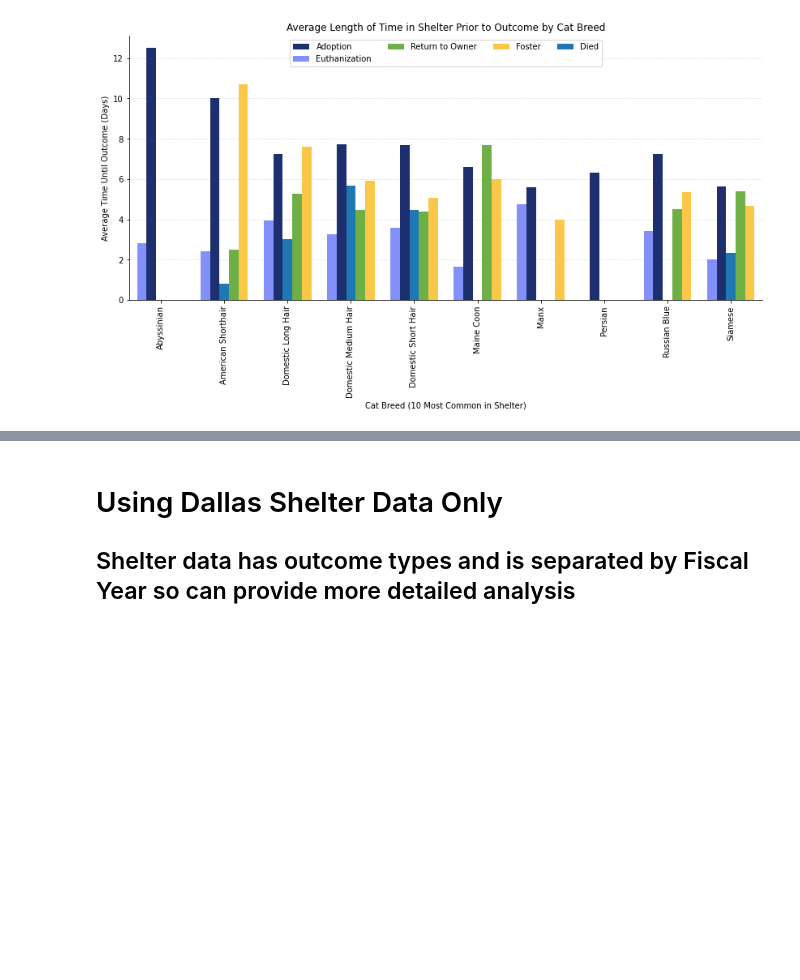
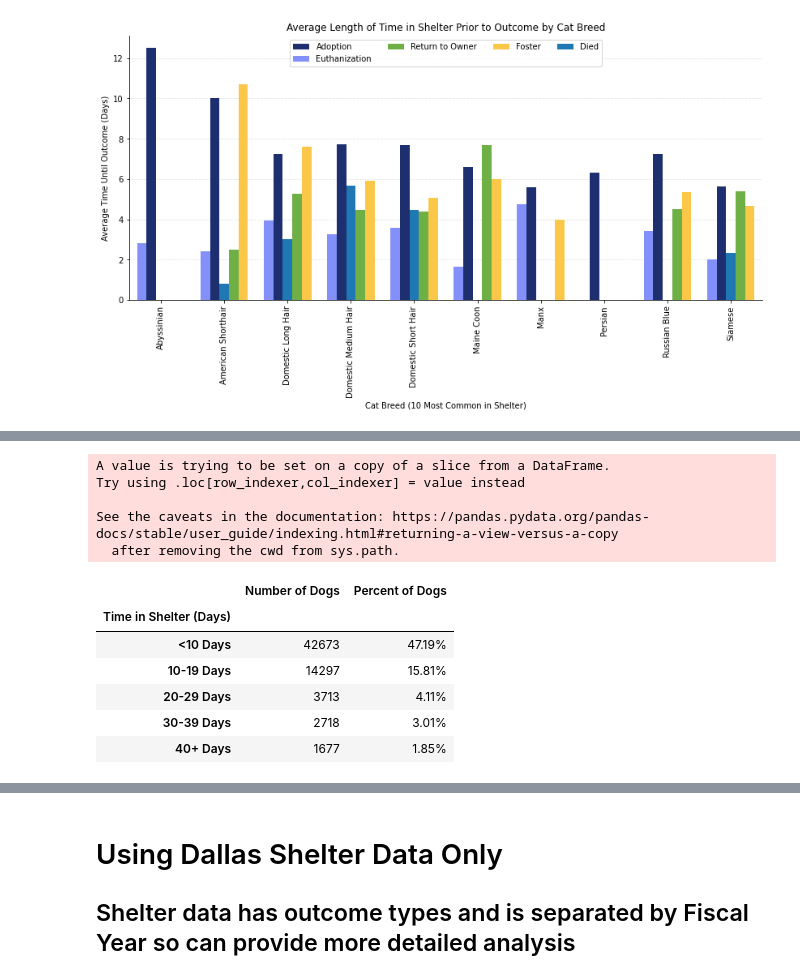
Before and after one commit to jconcha56429/Project1, a Jupyter notebook: TimeAnalysis.ipynb, the cells around one changed output, grey strips where cells are left out. Drawn from its saved outputs; the diff is of its cells as text; code cells hidden in the pictures; blank space fills up the shorter version.

```diff
--- a/TimeAnalysis.ipynb
+++ b/TimeAnalysis.ipynb
@@ -580,0 +621,29 @@ avg_treat = time_to_outcome["Average Time to Treatment Outcome"].apply(lambda x:
+# %%
+bins = [pd.Timedelta("0 days"), pd.Timedelta("9 days"), pd.Timedelta("19 days"),pd.Timedelta("29 days"), pd.Timedelta("39 days"), pd.Timedelta("150 days")]
+time_labels = ["<10 Days", "10-19 Days", "20-29 Days", "30-39 Days", "40+ Days"]
+
+numdogs_df["Time in Shelter (Days)"] = pd.cut(numdogs_df["Time in Shelter"], bins, labels=time_labels)
+groupby_dog_time = numdogs_df.groupby(["Time in Shelter (Days)"])
+
+dogCount = groupby_dog_time["Animal Id"].nunique()
+dogtimePercent = dogCount / total_dogs * 100
+
+dog_time_demographics = pd.DataFrame({"Number of Dogs": dogCount,
+                                 "Percent of Dogs": dogtimePercent})
+
+dog_time_demographics["Percent of Dogs"] = dog_time_demographics["Percent of Dogs"].map("{:.2f}%".format)
+
+dog_time_demographics
+# %% [output]
+A value is trying to be set on a copy of a slice from a DataFrame.
+Try using .loc[row_indexer,col_indexer] = value instead
+
+See the caveats in the documentation: https://pandas.pydata.org/pandas-docs/stable/user_guide/indexing.html#returning-a-view-versus-a-copy
+  after removing the cwd from sys.path.
+|  | Number of Dogs | Percent of Dogs |
+| Time in Shelter (Days) |  |  |
+| <10 Days | 42673 | 47.19% |
+| 10-19 Days | 14297 | 15.81% |
+| 20-29 Days | 3713 | 4.11% |
+| 30-39 Days | 2718 | 3.01% |
+| 40+ Days | 1677 | 1.85% |
```
Also changed, not shown: parts of 8 cells of this notebook.
